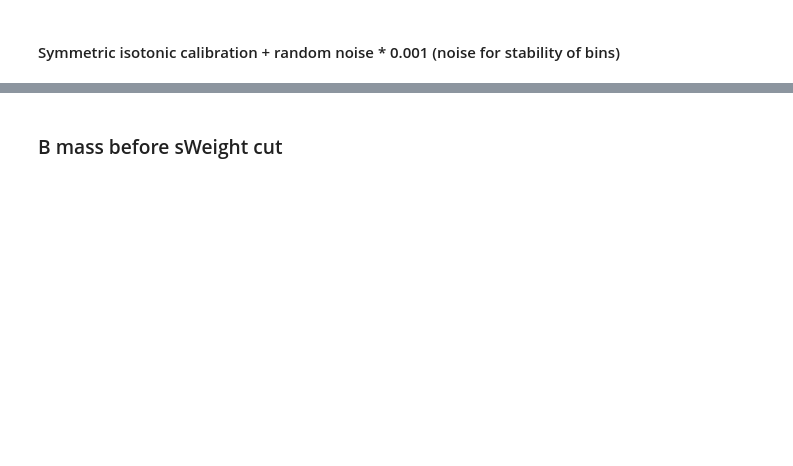
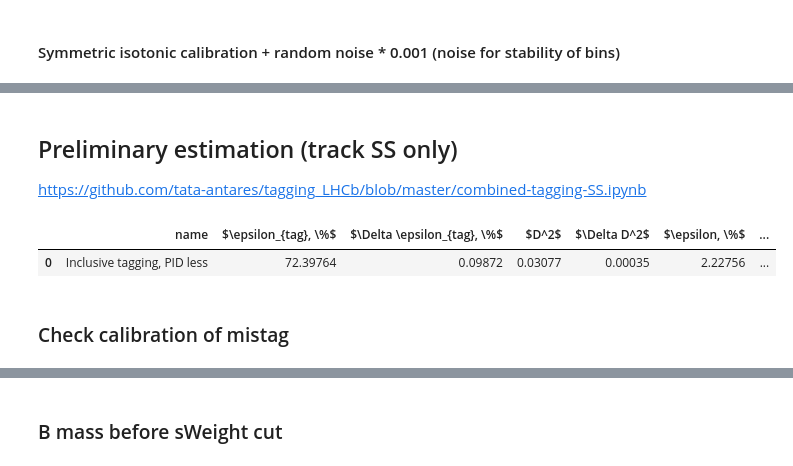
Before and after one commit to tlikhomanenko/tagging_LHCb, a Jupyter notebook: Analysis-scheme.ipynb, the cells around one changed output, grey strips where cells are left out. Saved outputs shown, nothing was run; the diff lists cells and outputs as text; code cells hidden in the pictures; blank space fills up the shorter version.

```diff
--- a/Analysis-scheme.ipynb
+++ b/Analysis-scheme.ipynb
@@ -366,0 +453,11 @@ https://github.com/tata-antares/tagging_LHCb/blob/master/track-based-tagging-PID
+# %% [markdown]
+## Preliminary estimation (track SS only)
+https://github.com/tata-antares/tagging_LHCb/blob/master/combined-tagging-SS.ipynb
+# %%
+pandas.set_option('display.precision', 5)
+pandas.read_csv('img/eff_tracking_SS.csv').drop(['$\Delta$ AUC, with untag'], axis=1)
+# %% [output]
+|  | name | $\epsilon_{tag}, \%$ | $\Delta \epsilon_{tag}, \%$ | $D^2$ | $\Delta D^2$ | $\epsilon, \%$ | ... |
+| 0 | Inclusive tagging, PID less | 72.39764 | 0.09872 | 0.03077 | 0.00035 | 2.22756 | ... |
+# %% [markdown]
+### Check calibration of mistag
```
Also changed, not shown: parts of 43 cells of this notebook.
